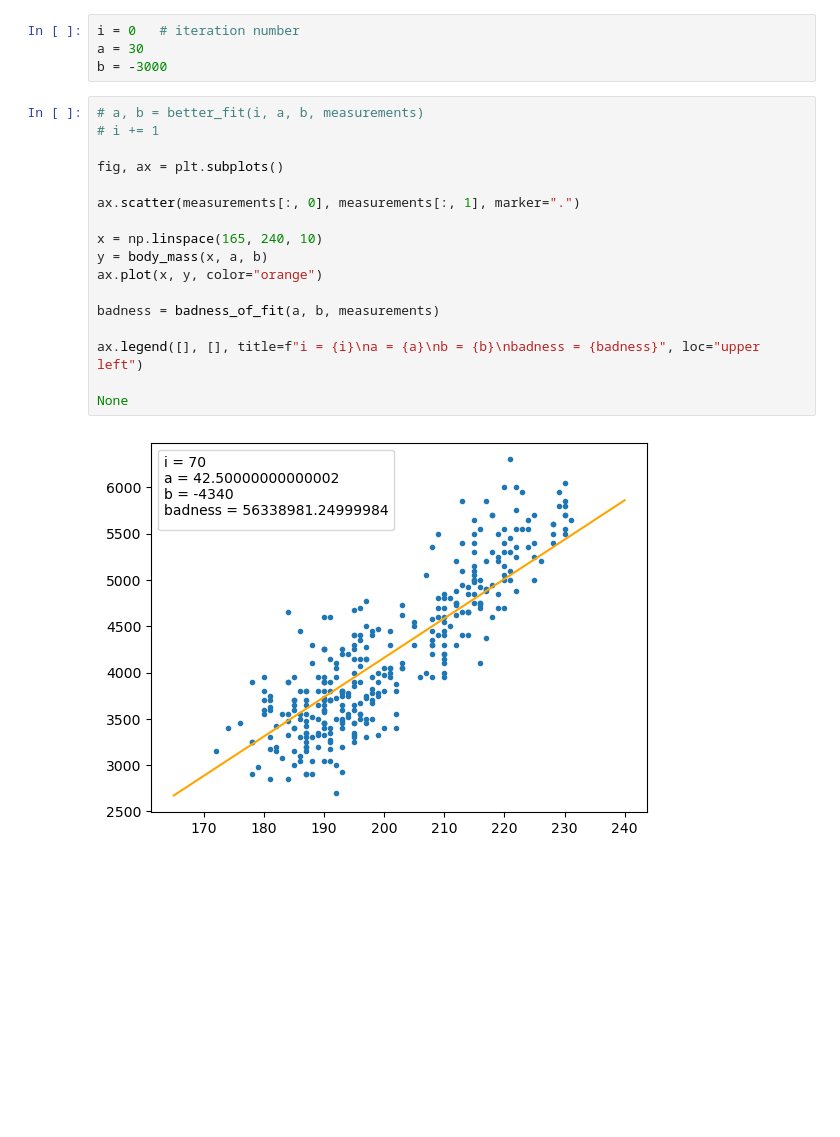
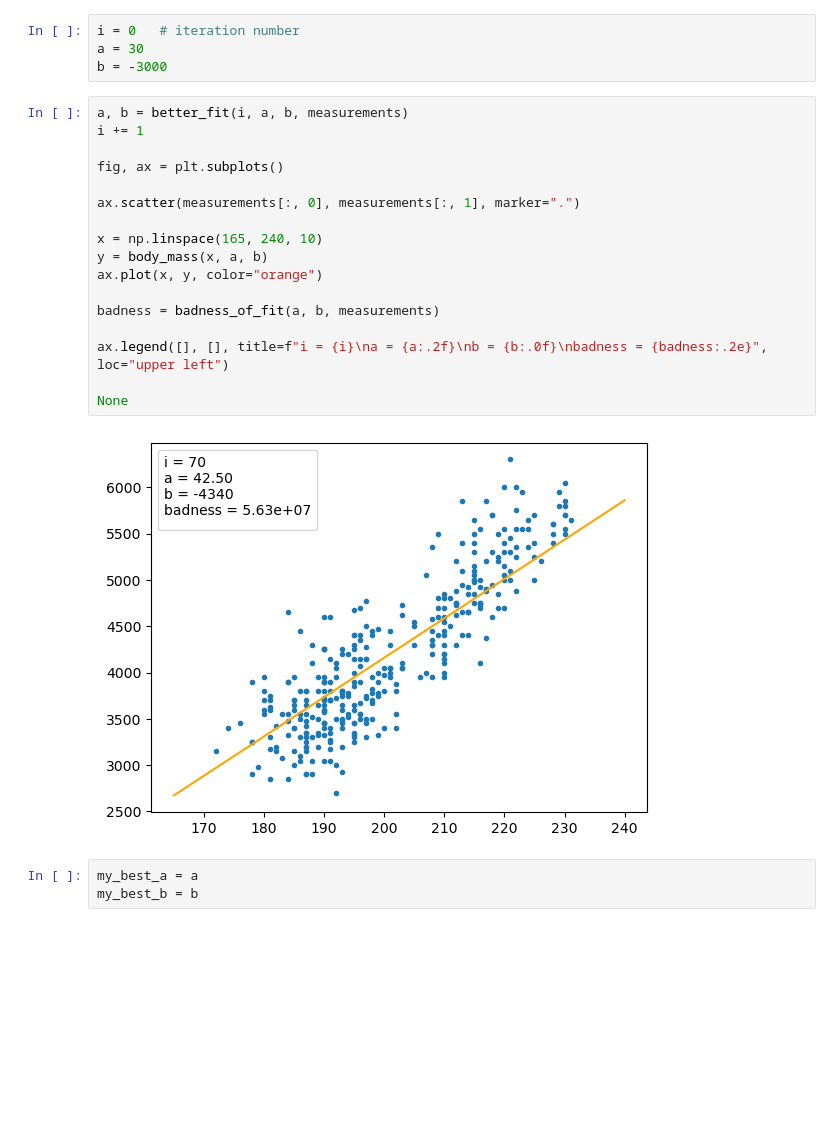
Before and after one commit to jpivarski-talks/2025-07-12-scipy-teen-track, a Jupyter notebook: site/files/05-scikit-learn.ipynb, the cells around one changed output. Cells and saved outputs as stored; diff of their text form; blank space fills up the shorter version.

```diff
--- a/site/files/05-scikit-learn.ipynb
+++ b/site/files/05-scikit-learn.ipynb
@@ -47,24 +47,27 @@ i = 0   # iteration number
 a = 30
 b = -3000
 # %%
-# a, b = better_fit(i, a, b, measurements)
-# i += 1
+a, b = better_fit(i, a, b, measurements)
+i += 1
 
 fig, ax = plt.subplots()
 
 ax.scatter(measurements[:, 0], measurements[:, 1], marker=".")
 
 x = np.linspace(165, 240, 10)
 y = body_mass(x, a, b)
 ax.plot(x, y, color="orange")
 
 badness = badness_of_fit(a, b, measurements)
 
-ax.legend([], [], title=f"i = {i}\na = {a}\nb = {b}\nbadness = {badness}", loc="upper left")
+ax.legend([], [], title=f"i = {i}\na = {a:.2f}\nb = {b:.0f}\nbadness = {badness:.2e}", loc="upper left")
 
 None
 # %% [output]
-[figure, old version]
+[figure, new version]
+# %%
+my_best_a = a
+my_best_b = b
 # %% [markdown]
 <br><br><br><br><br><br><br><br><br><br><br><br><br><br><br><br><br><br><br><br><br><br><br><br><br>
 # %% [markdown]
```
Also changed, not shown: parts of 4 cells of this notebook, 3 other files.
